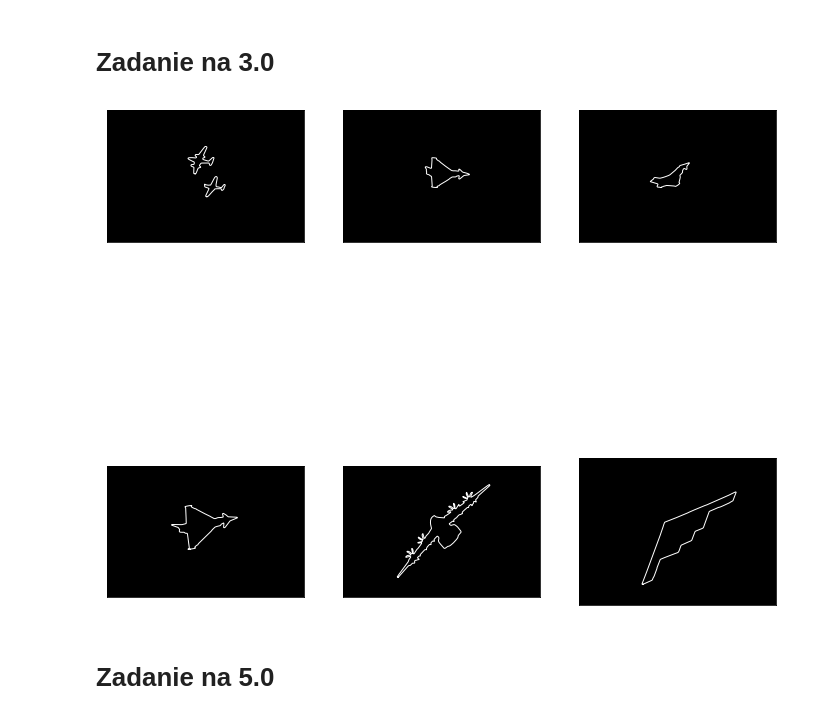
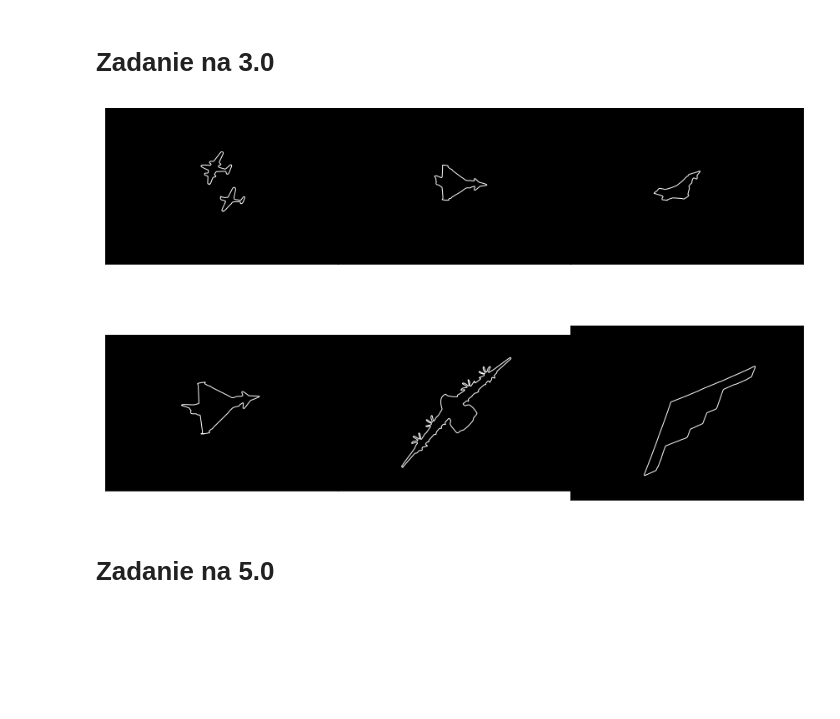
Before and after one commit to Domikado5/kck, a Jupyter notebook: lab4 - images v1/Lab4.ipynb, the cells around one changed output. Cells and saved outputs as stored; diff of their text form; code cells hidden in the pictures; blank space fills up the shorter version.

```diff
--- a/lab4 - images v1/Lab4.ipynb
+++ b/lab4 - images v1/Lab4.ipynb
@@ -13,8 +14,7 @@ task_2_path = './images/zad2/'
 # Zadanie na 3.0
 # %%
 def find_contours(image):
-    contours = measure.find_contours(image)
-
+    contours = measure.find_contours(image, fully_connected='high', positive_orientation='high')
     return contours
 
 def preprocess_image_task_1(image):
@@ -23,21 +23,23 @@ def preprocess_image_task_1(image):
 
     return img
 # %%
-plt.figure(figsize=(12, 12))
-for i, file in enumerate(os.listdir(task_1_path), start=1):
-    plt.subplot(2, 3, i)
+figure, axes = plt.subplots(2, 3, figsize=(15, 10))
+row = 0
+for i, file in enumerate(os.listdir(task_1_path), start=0):
     img = io.imread(f'{task_1_path}{file}')
     h, w = img.shape[0], img.shape[1]
     black_img = np.zeros((h, w))  # the background
     img = preprocess_image_task_1(img)
     contours = find_contours(img)
-    plt.imshow(black_img, cmap='gray')  # plotting the background
+    axes[row, i % 3].imshow(black_img, cmap='gray')  # plotting the background
     for contour in contours:
-        plt.plot(contour[:, 1], contour[:, 0], linewidth=1, color='w')  # plotting the contours
-    plt.xticks([])  # removing axis scales
-    plt.yticks([])
+        axes[row, i % 3].plot(contour[:, 1], contour[:, 0], linewidth=1, color='w')  # plotting the contours
+    axes[row, i % 3].set_xticks([])  # removing axis scales
+    axes[row, i % 3].set_yticks([])
+    if i == 2: row+=1
+figure.subplots_adjust(wspace=0, hspace=0)
 plt.show()
 # %% [output]
-[figure, old version]
+[figure, new version]
 # %% [markdown]
 # Zadanie na 5.0
```
Also changed, not shown: parts of 4 cells of this notebook.
